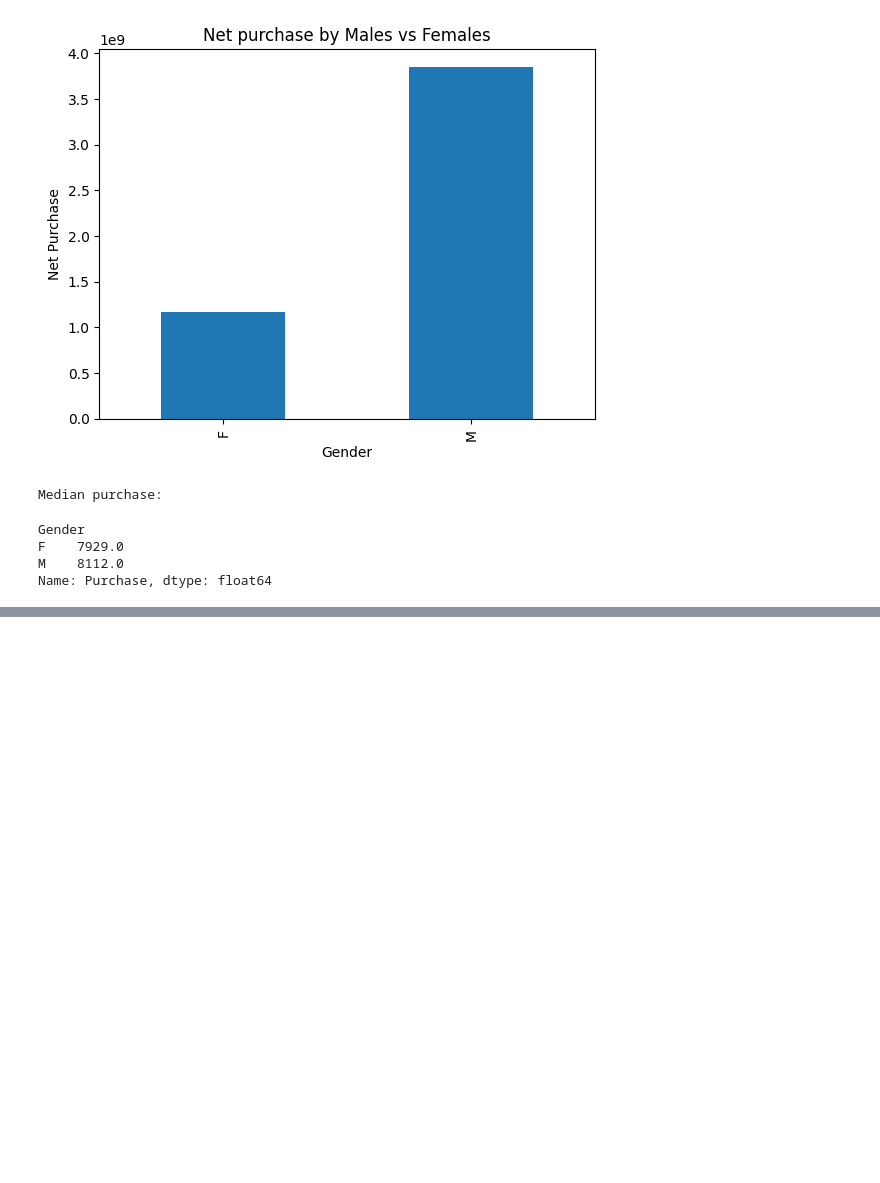
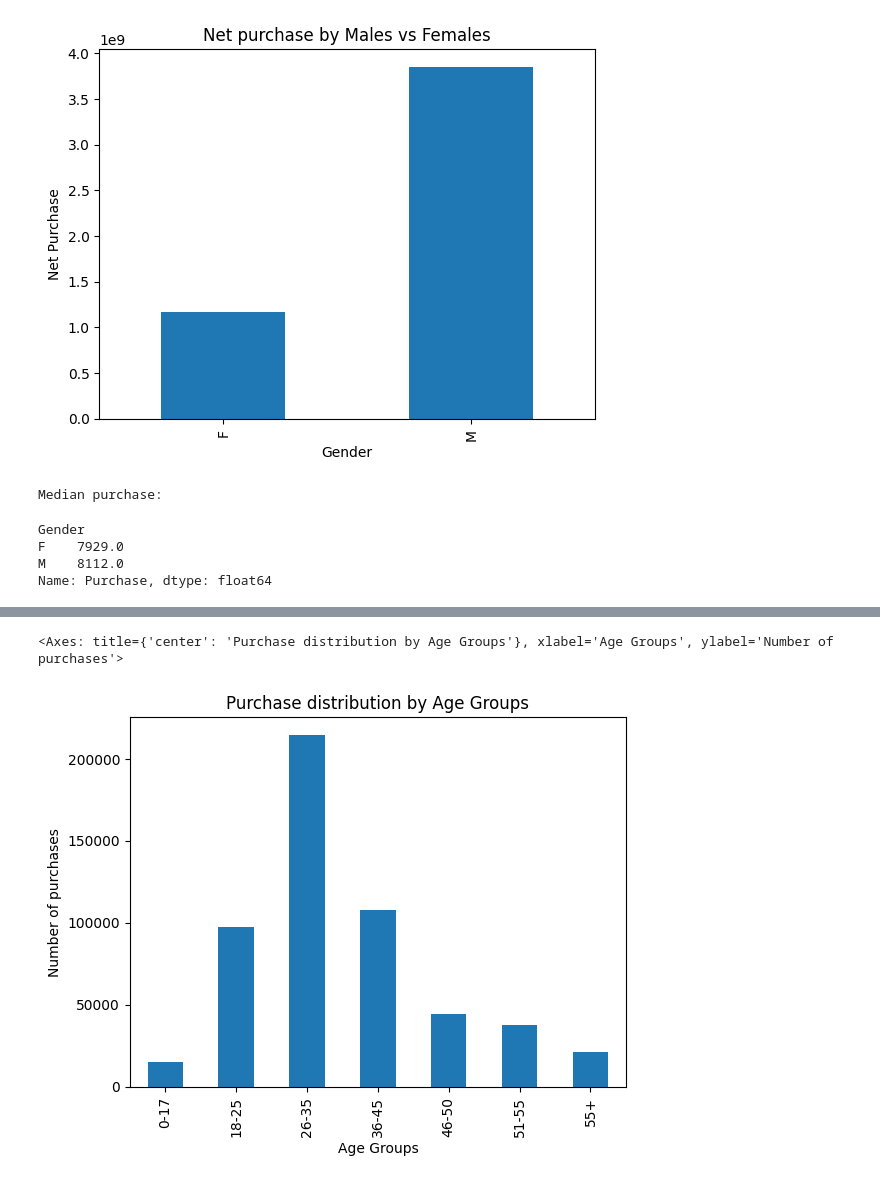
Before and after one commit to rishikeshpaulcode/Black-Friday-Sales-Analysis, a Jupyter notebook: black-friday-sales-analysis.ipynb, the cells around one changed output, grey strips where cells are left out. Drawn from its saved outputs; the diff is of its cells as text; code cells hidden in the pictures; blank space fills up the shorter version.

```diff
--- a/black-friday-sales-analysis.ipynb
+++ b/black-friday-sales-analysis.ipynb
@@ -257,0 +274,4 @@ df_gender['Purchase'].median().plot(kind='bar',
+# %%
+age_freq = df['Age'].value_counts()
+age_freq = age_freq.reindex(index=['0-17', '18-25', '26-35', '36-45', '46-50', '51-55', '55+'])
+age_freq
@@ -257,0 +288,8 @@ df_gender['Purchase'].median().plot(kind='bar',
+# %%
+age_freq.plot(kind='bar',
+              xlabel='Age Groups',
+              ylabel='Number of purchases',
+              title='Purchase distribution by Age Groups')
+# %% [output]
+<Axes: title={'center': 'Purchase distribution by Age Groups'}, xlabel='Age Groups', ylabel='Number of purchases'>
+[figure, added]
```
Also changed, not shown: parts of 9 cells of this notebook.
